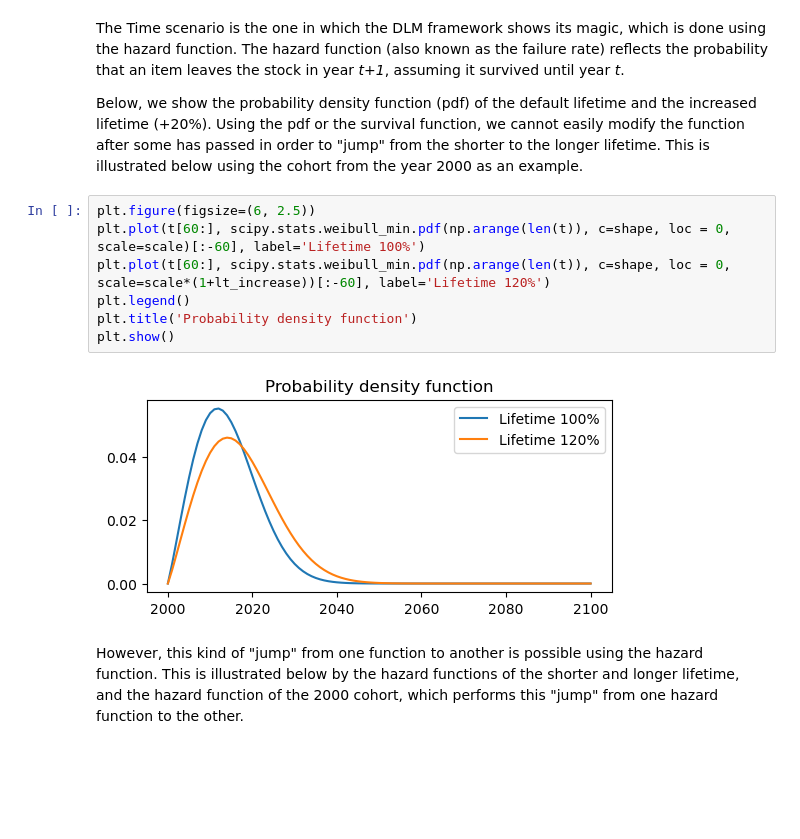
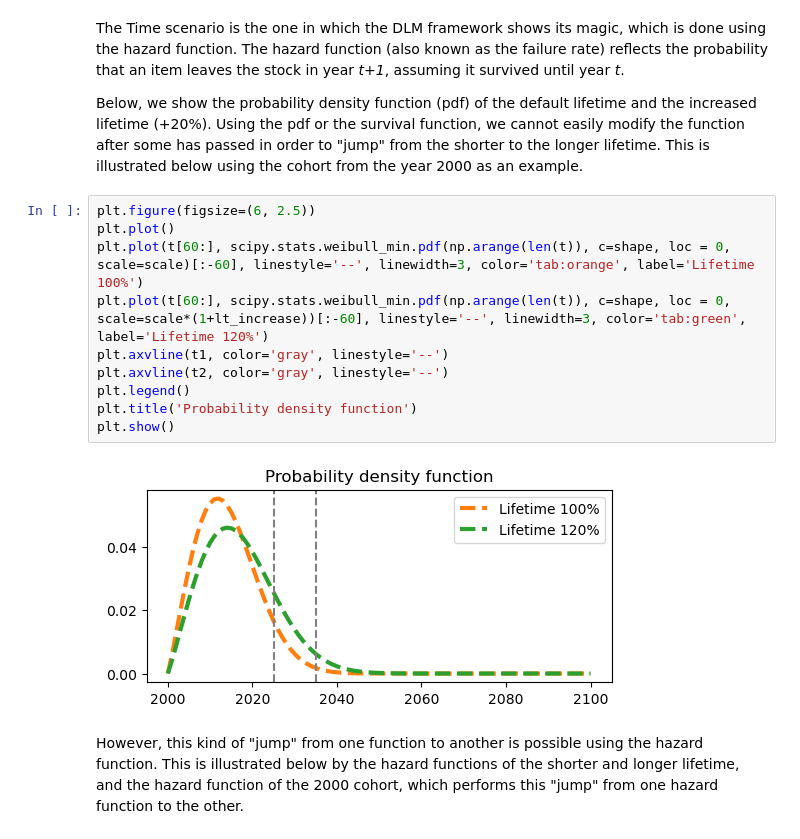
Before and after one commit to NTNU-IndEcol/dynamic_lifetime_model, a Jupyter notebook: tutorial.ipynb, the cells around one changed output. Cells and saved outputs as stored; diff of their text form; blank space fills up the shorter version.

```diff
--- a/tutorial.ipynb
+++ b/tutorial.ipynb
@@ -199,13 +199,16 @@ The Time scenario is the one in which the DLM framework shows its magic, which i
 Below, we show the probability density function (pdf) of the default lifetime and the increased lifetime (+20%). Using the pdf or the survival function, we cannot easily modify the function after some has passed in order to "jump" from the shorter to the longer lifetime. This is illustrated below using the cohort from the year 2000 as an example.
 # %%
 plt.figure(figsize=(6, 2.5))
-plt.plot(t[60:], scipy.stats.weibull_min.pdf(np.arange(len(t)), c=shape, loc = 0, scale=scale)[:-60], label='Lifetime 100%')
-plt.plot(t[60:], scipy.stats.weibull_min.pdf(np.arange(len(t)), c=shape, loc = 0, scale=scale*(1+lt_increase))[:-60], label='Lifetime 120%')
+plt.plot()
+plt.plot(t[60:], scipy.stats.weibull_min.pdf(np.arange(len(t)), c=shape, loc = 0, scale=scale)[:-60], linestyle='--', linewidth=3, color='tab:orange', label='Lifetime 100%')
+plt.plot(t[60:], scipy.stats.weibull_min.pdf(np.arange(len(t)), c=shape, loc = 0, scale=scale*(1+lt_increase))[:-60], linestyle='--', linewidth=3, color='tab:green', label='Lifetime 120%')
+plt.axvline(t1, color='gray', linestyle='--')
+plt.axvline(t2, color='gray', linestyle='--')
 plt.legend()
 plt.title('Probability density function')
 plt.show()
 # %% [output]
-[figure, old version]
+[figure, new version]
 # %% [markdown]
 However, this kind of "jump" from one function to another is possible using the hazard function. This is illustrated below by the hazard functions of the shorter and longer lifetime, and the hazard function of the 2000 cohort, which performs this "jump" from one hazard function to the other.
 # %%
```
